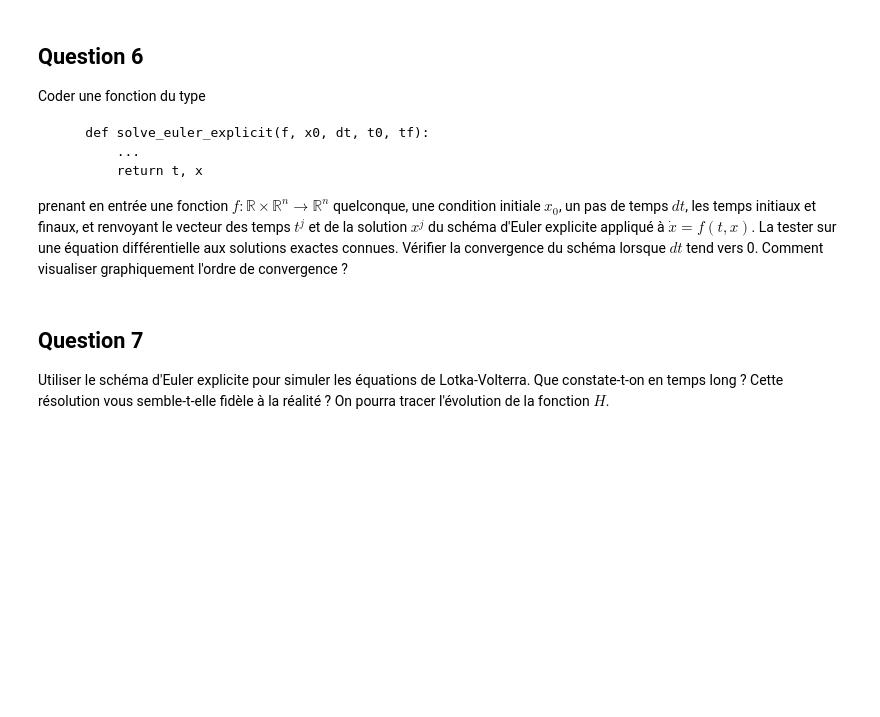
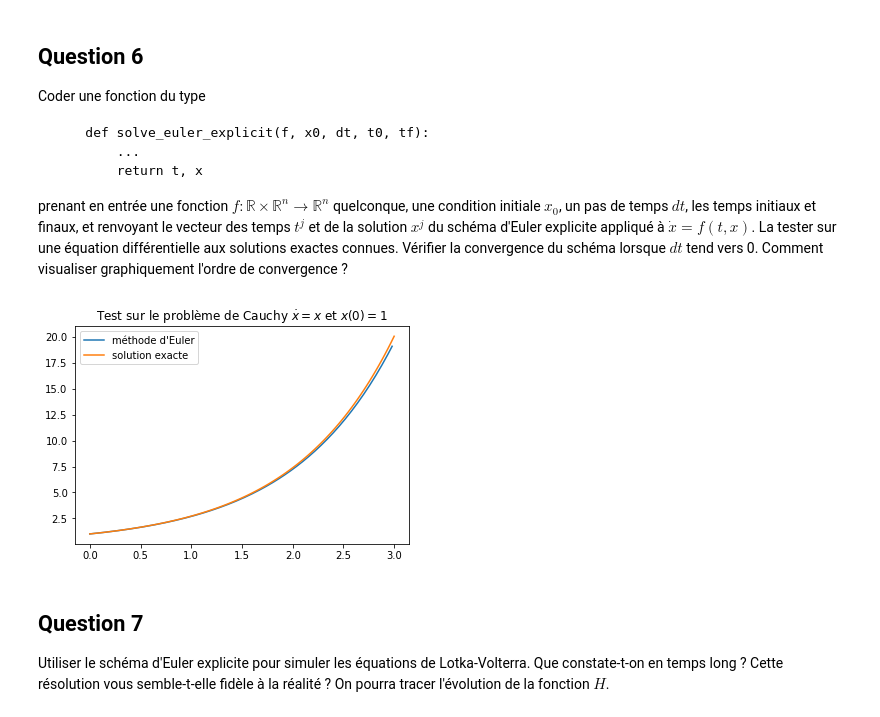
Before and after one commit to plgstalter/lotka_volterra, a Jupyter notebook: projet.ipynb, the cells around one changed output. Saved outputs shown, nothing was run; the diff lists cells and outputs as text; code cells hidden in the pictures; blank space fills up the shorter version.

Commit message:
exemple euler explicite ok

```diff
--- a/projet.ipynb
+++ b/projet.ipynb
@@ -96,6 +96,21 @@ def solve_euler_explicit(f, x0, dt, t0, tf):
         x.append(x1+dt*f(x1, t[i]))
 
     return t, x
+# %%
+def g(x, t):
+    return x
+
+X, Y = solve_euler_explicit(g, 1, .02, 0, 3)
+
+T = np.linspace(0, 3, 100)
+
+plt.title("Test sur le problème de Cauchy $\dot x = x$ et $x(0)=1$")
+plt.plot(X, Y[:-1], label="méthode d'Euler")
+plt.plot(T, np.exp(T), label="solution exacte")
+plt.legend()
+plt.show();
+# %% [output]
+[figure, added]
 # %% [markdown]
 ## Question 7
 
```
